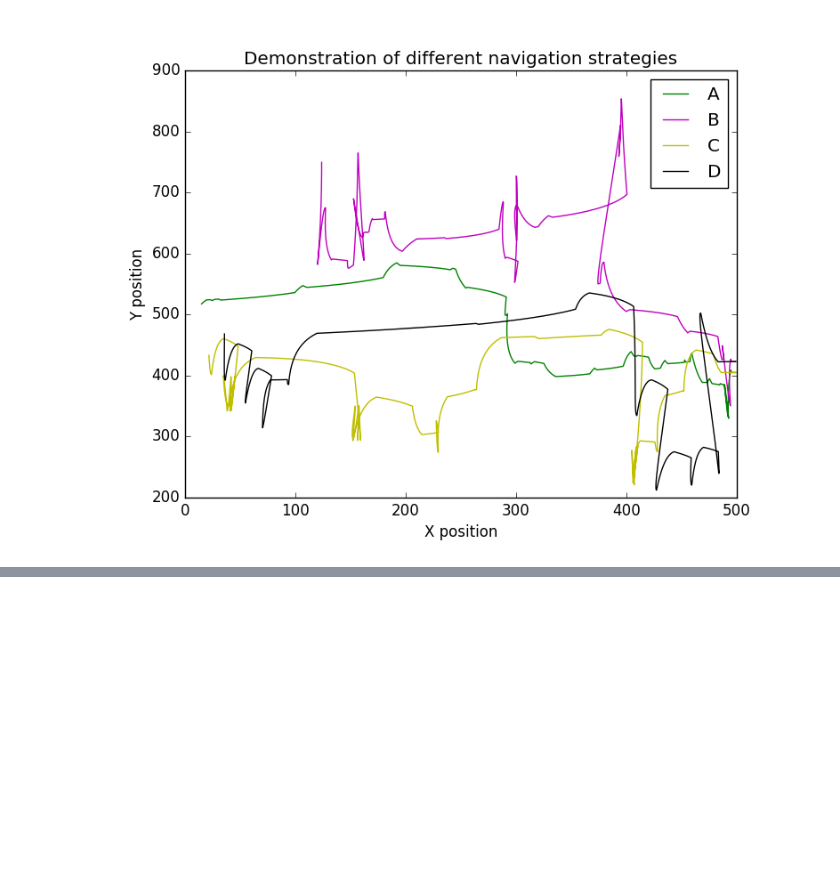
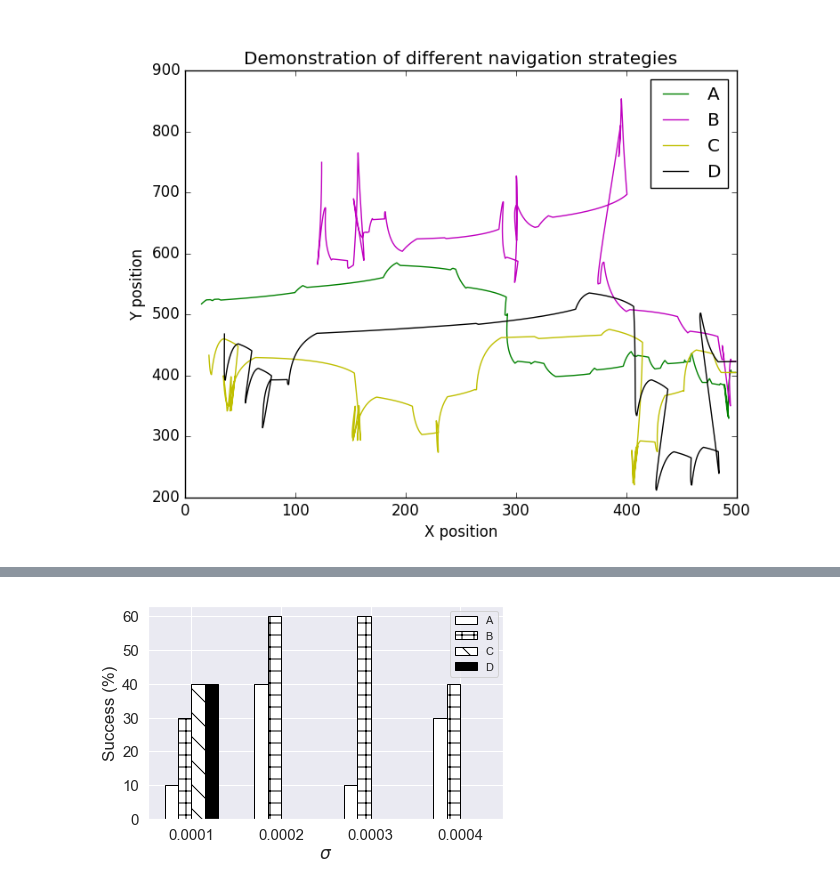
Before and after one commit to alexliberzonlab/mothpy, a Jupyter notebook: moth/mothpy_getting_started.ipynb, the cells around one changed output, grey strips where cells are left out. Cells and saved outputs as stored; diff of their text form; code cells hidden in the pictures; blank space fills up the shorter version.

Commit message:
the notebook renders and plots figures

```diff
--- a/moth/mothpy_getting_started.ipynb
+++ b/moth/mothpy_getting_started.ipynb
@@ -86,0 +103,88 @@ ERROR:root:File `'./moth/compare_navigators_in_different_wind_conditions.py'` no
+# %%
+from line_graphs import *
+
+num_jobs = 4
+(xlabel,values)=process_jobs(num_jobs)
+legends = ('A','B','C','D')
+liberzonlist =[]
+Benellilist = []
+lfslist =[]
+fslist = []
+for i in range(num_jobs):
+    loop = str(i)
+    data_list = get_data('data'+loop+'.json',4)
+    #print (data_list[0])
+    liberzonlist.append(data_list[0])
+    Benellilist.append((data_list[1]))
+    lfslist.append((data_list[2]))
+    fslist.append((data_list[3]))
+#[succ_prec ,average_time_,average_efficiency]
+lib_succ, lib_avg,lib_efficiency = zip(*liberzonlist)
+Bene_succ, Bene_avg,Bene_efficiency = zip(*Benellilist)
+lfs_succ, lfs_avg, lfs_efficiency = zip(*lfslist)
+fs_succ, fs_avg,fs_efficiency = zip(*fslist)
+
+
+fig,ax = plt.subplots()
+
+n_groups = 4
+bar_width = 0.3
+opacity = 0.4
+index = np.arange(0, 2*n_groups, 2)
+"""
+data0 =(lib_succ[0],Bene_succ[0],lfs_succ[0],fs_succ[0])
+data1 =(lib_succ[1],Bene_succ[1],lfs_succ[1],fs_succ[1])
+data2 =(lib_succ[2],Bene_succ[2],lfs_succ[2],fs_succ[2])
+data3 =(lib_succ[3],Bene_succ[3],lfs_succ[3],fs_succ[3])
+"""
+def set_charts(data0,data1,data2,data3):
+    global chart
+    chart = plt.bar(index, data0, bar_width,color = 'white', edgecolor='black')
+    chart = plt.bar(index+bar_width, data1, bar_width,color = 'white', hatch = '+' ,edgecolor='black')
+    chart = plt.bar(index+2*bar_width, data2, bar_width,color = 'white', hatch = '\\', edgecolor='black')
+    chart = plt.bar(index+3*bar_width, data3, bar_width,color = 'black', hatch = '*', edgecolor='black')
+set_charts(lib_succ,Bene_succ,lfs_succ,fs_succ)
+if xlabel == 'puff_spread_rate':
+    ax.set_xlabel(r'$\sigma$')
+else:
+    ax.set_xlabel(xlabel)
+ax.set_ylabel('Success (%)')
+ax.xaxis.label.set_fontsize(17)
+ax.yaxis.label.set_fontsize(17)
+#ax.set_title('Success Percentage vs '+ xlabel)
+plt.xticks(index+bar_width*1.5, (str(values[0]), str(values[1]), str(values[2]),str(values[3])))
+plt.legend(legends)
+plt.tight_layout()
+
+
+plt.savefig('Success Percentage vs '+ xlabel)
+plt.show()
+
+#create second graph
+fig,ax = plt.subplots()
+
+n_groups = 4
+bar_width = 0.3
+opacity = 0.4
+index = np.arange(0, 2*n_groups, 2)
+
+#plt.xlabel(xlabel)
+#plt.ylabel('Average Navigation Time (ratio)')
+if xlabel == 'puff_spread_rate':
+    ax.set_xlabel(r'$\sigma$')
+else:
+    ax.set_xlabel(xlabel)
+ax.set_ylabel('T/'+r'$\tau$')
+
+
+set_charts(lib_avg,Bene_avg,lfs_avg,fs_avg)
+plt.subplots_adjust(bottom=0.15)
+plt.xticks(index+bar_width*1.5, (str(values[0]), str(values[1]), str(values[2]),str(values[3])))
+#ax.set_title('Average Navigation Time vs '+ xlabel)
+ax.xaxis.label.set_fontsize(17)
+ax.yaxis.label.set_fontsize(17)
+plt.legend(legends)
+plt.savefig('Average Navigation Time vs '+ xlabel)
+plt.show()
+# %% [output]
+[figure, added]
```
Also changed, not shown: parts of 7 cells of this notebook, 3 other files.
